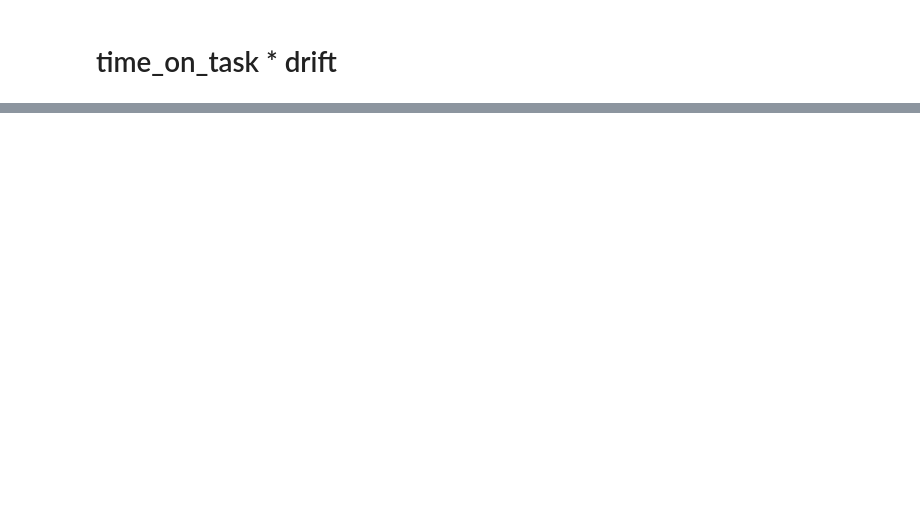
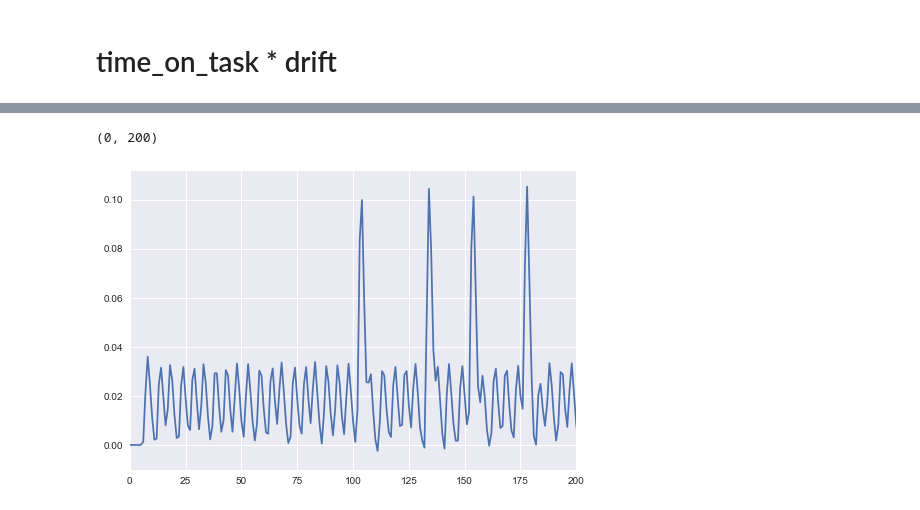
Before and after one commit to Gilles86/nddm_simulations, a Jupyter notebook: notebooks/Laura data to BOLD.ipynb, the cells around one changed output, grey strips where cells are left out. Saved outputs shown, nothing was run; the diff lists cells and outputs as text; code cells hidden in the pictures; blank space fills up the shorter version.

```diff
--- a/notebooks/Laura data to BOLD.ipynb
+++ b/notebooks/Laura data to BOLD.ipynb
@@ -94,0 +144,12 @@ sns.lmplot('beta', 'rt')
+# %%
+sample_rate = 100
+neural_signal, bold_signal = get_bold_response(df, method='error_monitoring', sample_rate=sample_rate)
+paradigm = EventRelatedParadigm(['trial %d' % (ix+1) for ix in df.index], df.onset.tolist())
+tr = 2.0
+bold_signal = signal.resample_poly(bold_signal, 1, sample_rate * tr)
+# %%
+plt.plot(bold_signal)
+plt.xlim(0, 200)
+# %% [output]
+(0, 200)
+[figure, added]
```
Also changed, not shown: parts of 19 cells of this notebook, 2 other files.
